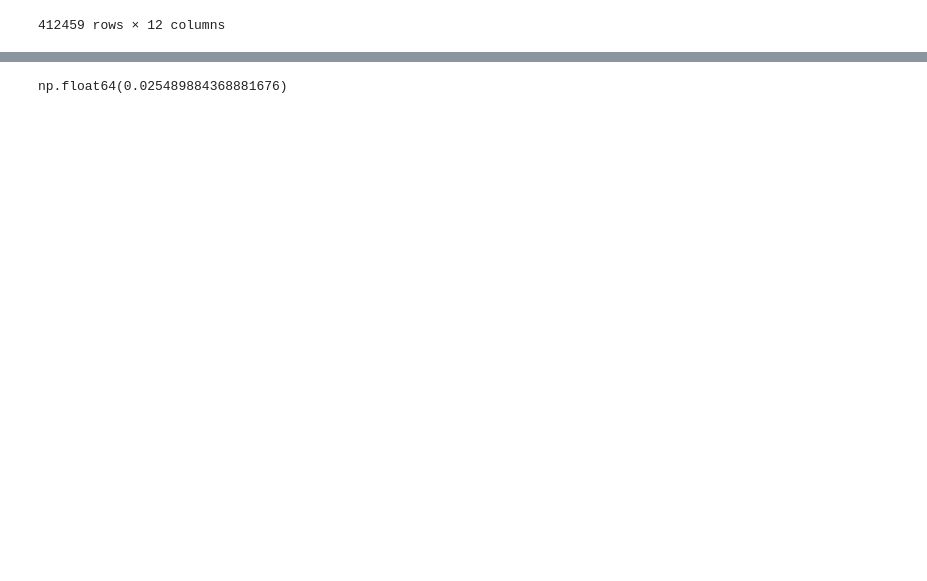
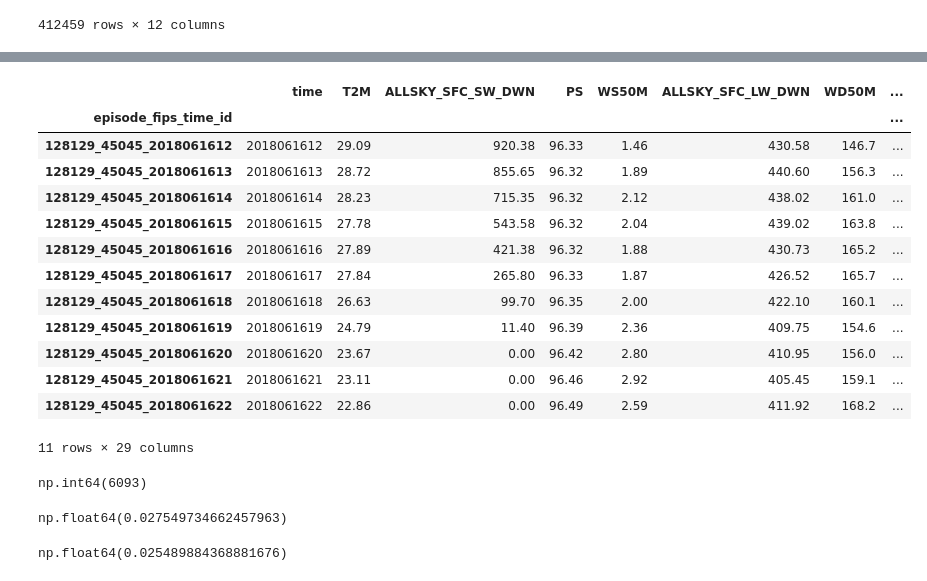
Before and after one commit to dhdzmota/dynamic-rythms, a Jupyter notebook: notebooks/dhm-08-json-read.ipynb, the cells around one changed output, grey strips where cells are left out. Saved outputs shown, nothing was run; the diff lists cells and outputs as text; code cells hidden in the pictures; blank space fills up the shorter version.

```diff
--- a/notebooks/dhm-08-json-read.ipynb
+++ b/notebooks/dhm-08-json-read.ipynb
@@ -158,3 +174,28 @@ np.int64(6093)
+# %%
+all_data[all_data.episode_fips_id=='128129_45045']
+# %% [output]
+|  | time | T2M | ALLSKY_SFC_SW_DWN | PS | WS50M | ALLSKY_SFC_LW_DWN | WD50M | ... |
+| episode_fips_time_id |  |  |  |  |  |  |  | ... |
+| 128129_45045_2018061612 | 2018061612 | 29.09 | 920.38 | 96.33 | 1.46 | 430.58 | 146.7 | ... |
+| 128129_45045_2018061613 | 2018061613 | 28.72 | 855.65 | 96.32 | 1.89 | 440.60 | 156.3 | ... |
+| 128129_45045_2018061614 | 2018061614 | 28.23 | 715.35 | 96.32 | 2.12 | 438.02 | 161.0 | ... |
+| 128129_45045_2018061615 | 2018061615 | 27.78 | 543.58 | 96.32 | 2.04 | 439.02 | 163.8 | ... |
+| 128129_45045_2018061616 | 2018061616 | 27.89 | 421.38 | 96.32 | 1.88 | 430.73 | 165.2 | ... |
+| 128129_45045_2018061617 | 2018061617 | 27.84 | 265.80 | 96.33 | 1.87 | 426.52 | 165.7 | ... |
+| 128129_45045_2018061618 | 2018061618 | 26.63 | 99.70 | 96.35 | 2.00 | 422.10 | 160.1 | ... |
+| 128129_45045_2018061619 | 2018061619 | 24.79 | 11.40 | 96.39 | 2.36 | 409.75 | 154.6 | ... |
+| 128129_45045_2018061620 | 2018061620 | 23.67 | 0.00 | 96.42 | 2.80 | 410.95 | 156.0 | ... |
+| 128129_45045_2018061621 | 2018061621 | 23.11 | 0.00 | 96.46 | 2.92 | 405.45 | 159.1 | ... |
+| 128129_45045_2018061622 | 2018061622 | 22.86 | 0.00 | 96.49 | 2.59 | 411.92 | 168.2 | ... |
+11 rows × 29 columns
+# %%
+all_data.outage_in_an_hour.sum()
+# %% [output]
+np.int64(6093)
+# %%
+all_data.outage_in_an_hour.mean()
+# %% [output]
+np.float64(0.027549734662457963)
 # %%
 all_data.outage_in_an_hour.mean()
 # %% [output]
```
Also changed, not shown: parts of 4 cells of this notebook, 2 other files.
